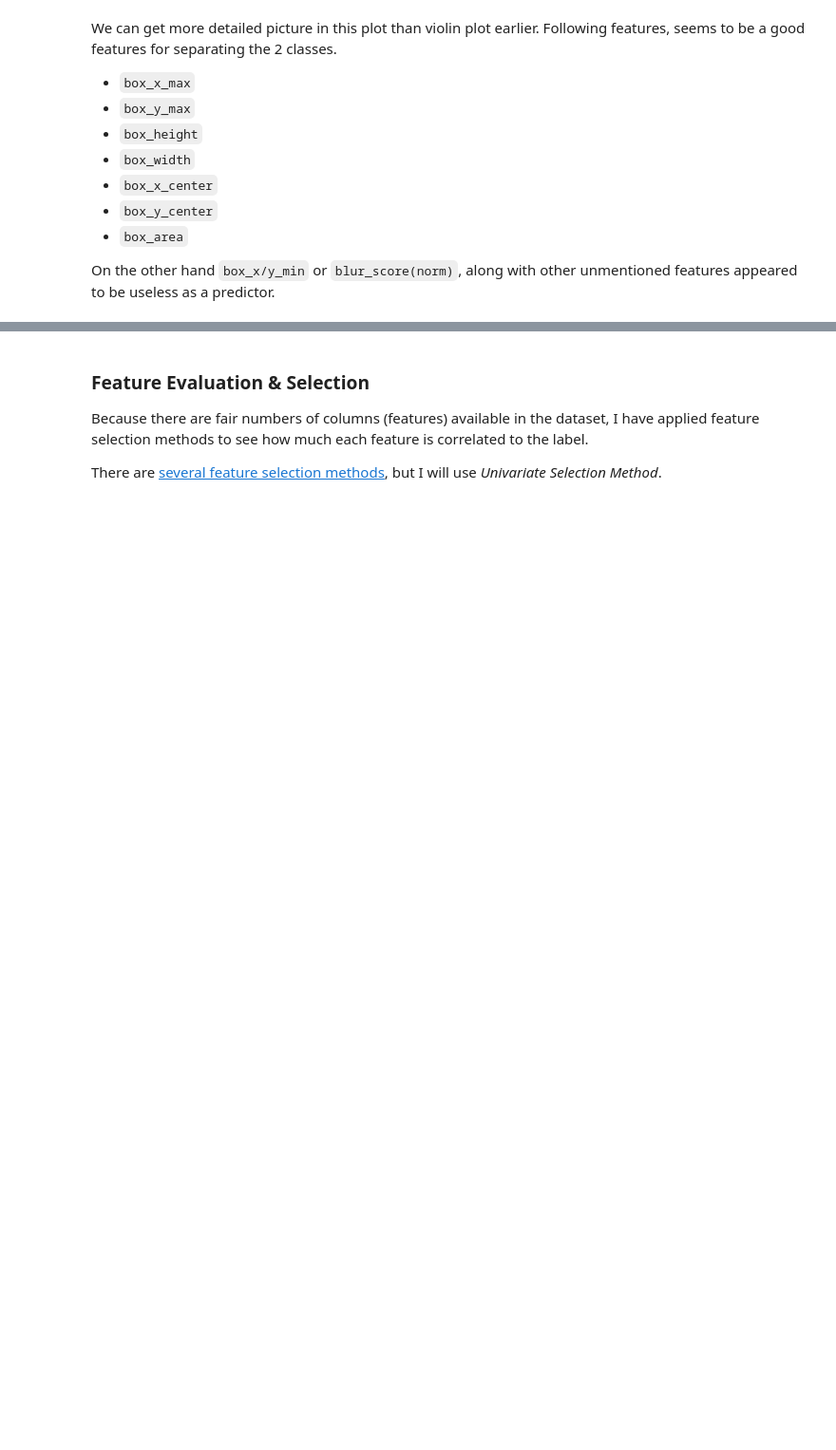
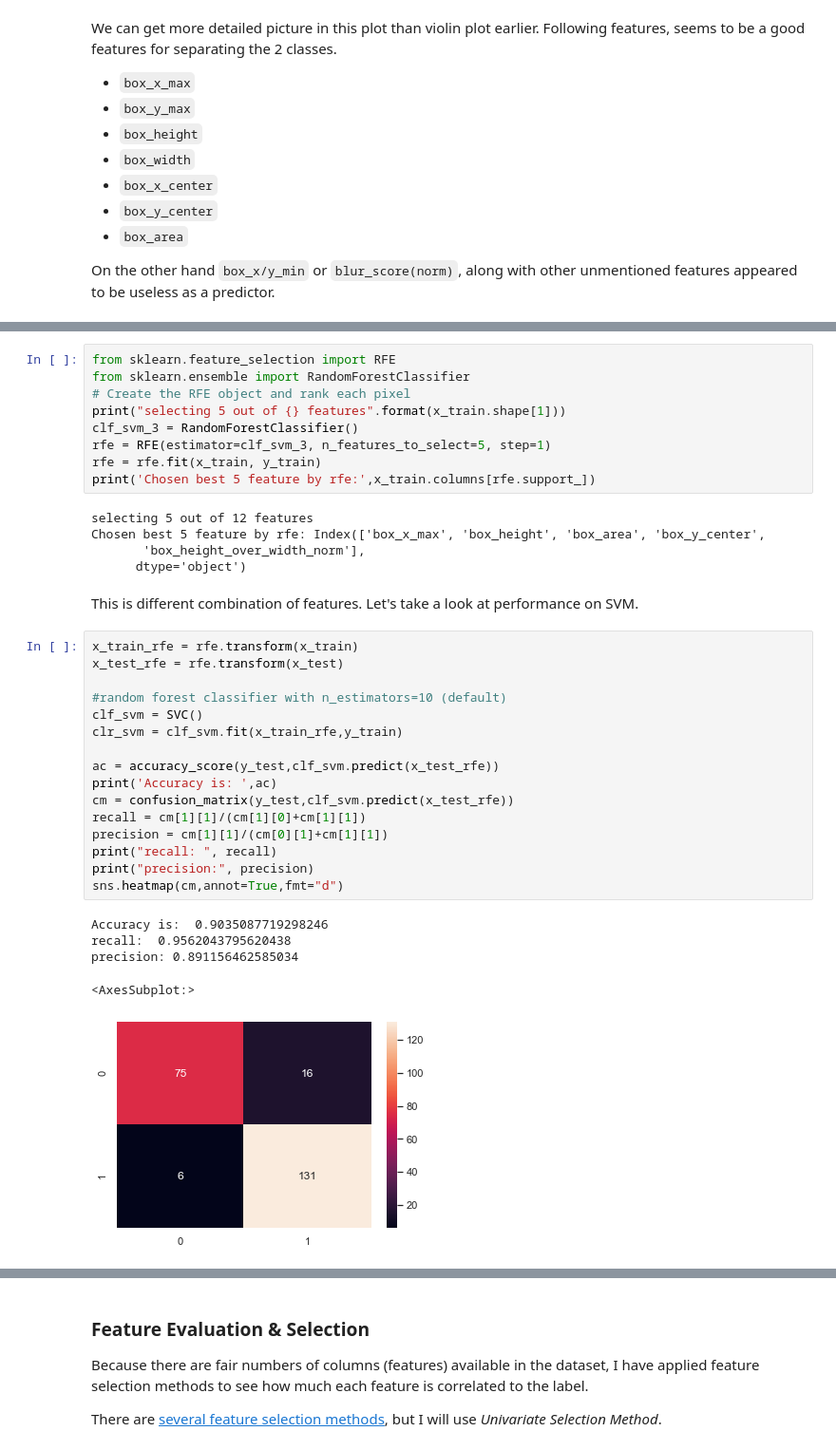
Before and after one commit to wtberry/opencv_motion_detection, a Jupyter notebook: analyze.ipynb, the cells around one changed output, grey strips where cells are left out. Shown: that part at 95% size. Cells and saved outputs as stored; diff of their text form; blank space fills up the shorter version.

```diff
--- a/analyze.ipynb
+++ b/analyze.ipynb
@@ -420,0 +562,38 @@ It is time to investigate what features combinations makes the best predictor. W
+# %%
+from sklearn.feature_selection import RFE
+from sklearn.ensemble import RandomForestClassifier
+# Create the RFE object and rank each pixel
+print("selecting 5 out of {} features".format(x_train.shape[1]))
+clf_svm_3 = RandomForestClassifier()
+rfe = RFE(estimator=clf_svm_3, n_features_to_select=5, step=1)
+rfe = rfe.fit(x_train, y_train)
+print('Chosen best 5 feature by rfe:',x_train.columns[rfe.support_])
+# %% [output]
+selecting 5 out of 12 features
+Chosen best 5 feature by rfe: Index(['box_x_max', 'box_height', 'box_area', 'box_y_center',
+       'box_height_over_width_norm'],
+      dtype='object')
+# %% [markdown]
+This is different combination of features. Let's take a look at performance on SVM.
+# %%
+x_train_rfe = rfe.transform(x_train)
+x_test_rfe = rfe.transform(x_test)
+
+#random forest classifier with n_estimators=10 (default)
+clf_svm = SVC()
+clr_svm = clf_svm.fit(x_train_rfe,y_train)
+
+ac = accuracy_score(y_test,clf_svm.predict(x_test_rfe))
+print('Accuracy is: ',ac)
+cm = confusion_matrix(y_test,clf_svm.predict(x_test_rfe))
+recall = cm[1][1]/(cm[1][0]+cm[1][1])
+precision = cm[1][1]/(cm[0][1]+cm[1][1])
+print("recall: ", recall)
+print("precision:", precision)
+sns.heatmap(cm,annot=True,fmt="d")
+# %% [output]
+Accuracy is:  0.9035087719298246
+recall:  0.9562043795620438
+precision: 0.891156462585034
+<AxesSubplot:>
+[figure, added]
```
Also changed, not shown: parts of 24 cells of this notebook, 1 other file.
